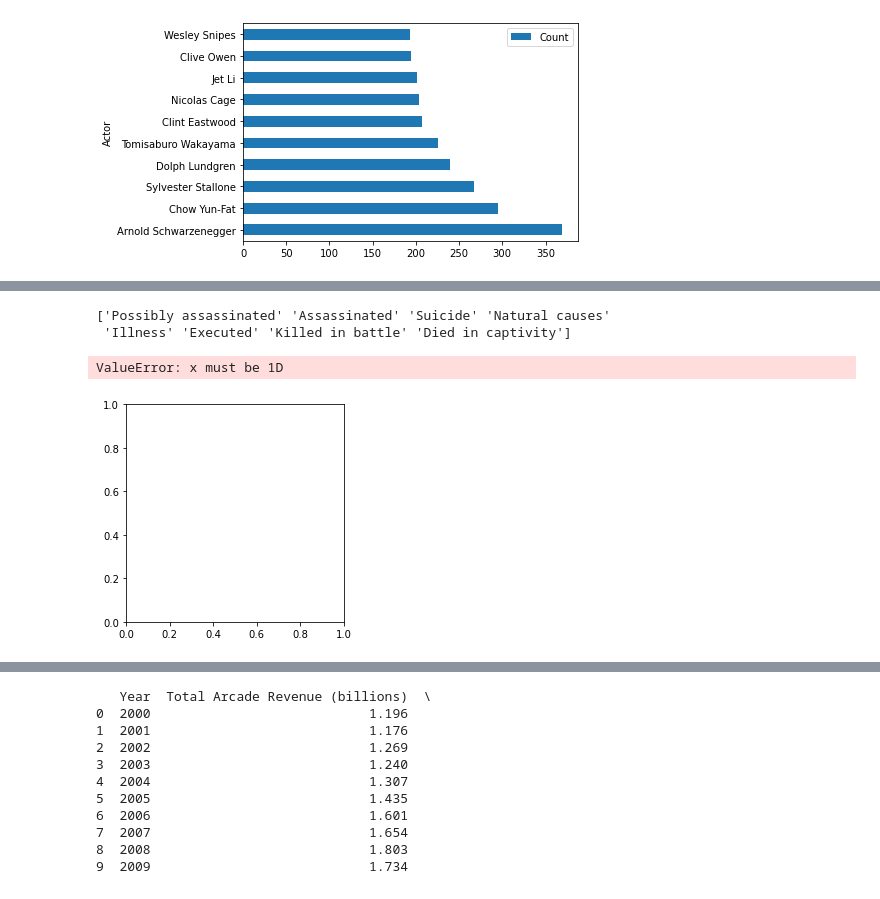
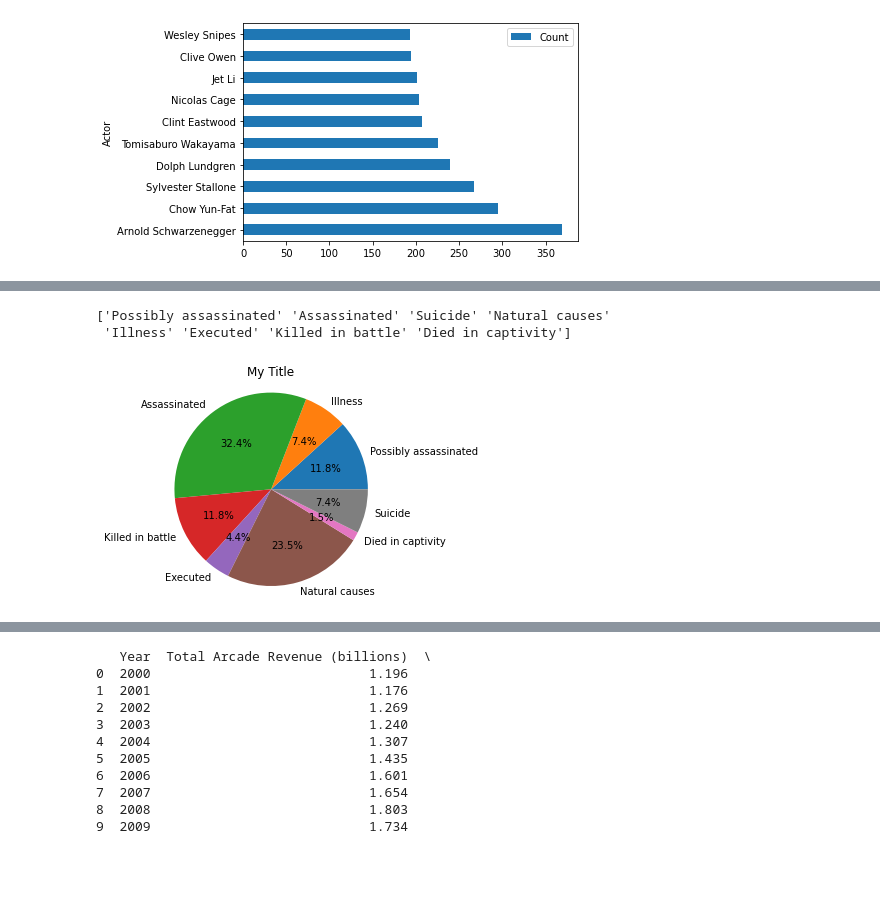
Before and after one commit to AndrewArpin/problemset3-200398857, a Jupyter notebook: Problem Set 3/Problem Set 3.ipynb, the cells around one changed output, grey strips where cells are left out. Cells and saved outputs as stored; diff of their text form; code cells hidden in the pictures; blank space fills up the shorter version.

```diff
--- a/Problem Set 3/Problem Set 3.ipynb
+++ b/Problem Set 3/Problem Set 3.ipynb
@@ -345,28 +345,27 @@ new.plot.barh(x ='Actor', y='Count', )
 # %%
 import matplotlib.pyplot as plt
 data = pd.read_csv("roman-emperor-reigns.csv")
 l = data['Cause_of_Death'].unique()
 print(l)
 a = data['Cause_of_Death'].apply(lambda x: 1 if x == 'Possibly assassinated' else 0)
 b = data['Cause_of_Death'].apply(lambda x: 1 if x == 'Illness' else 0)
 c = data['Cause_of_Death'].apply(lambda x: 1 if x == 'Assassinated' else 0)
 d = data['Cause_of_Death'].apply(lambda x: 1 if x == 'Killed in battle' else 0)
 e = data['Cause_of_Death'].apply(lambda x: 1 if x == 'Executed' else 0)
 f = data['Cause_of_Death'].apply(lambda x: 1 if x == 'Natural causes' else 0)
 g = data['Cause_of_Death'].apply(lambda x: 1 if x == 'Died in captivity' else 0)
 h = data['Cause_of_Death'].apply(lambda x: 1 if x == 'Suicide' else 0)
 
-data =[a,b,c,d,e,f,g,h]
+data =[a.sum(),b.sum(),c.sum(),d.sum(),e.sum(),f.sum(),g.sum(),h.sum()]
 lables2 = 'Possibly assassinated','Illness','Assassinated','Killed in battle','Executed','Natural causes','Died in captivity','Suicide'
 plt.pie(data, labels=lables2,autopct='%1.1f%%')
 plt.title('My Title')
 plt.axis('equal')
 plt.show()
 # %% [output]
 ['Possibly assassinated' 'Assassinated' 'Suicide' 'Natural causes'
  'Illness' 'Executed' 'Killed in battle' 'Died in captivity']
-ValueError: x must be 1D
-[figure, old version]
+[figure, new version]
 # %% [markdown]
 # Question 10
 <center><img src="q10.png"></center>
```
